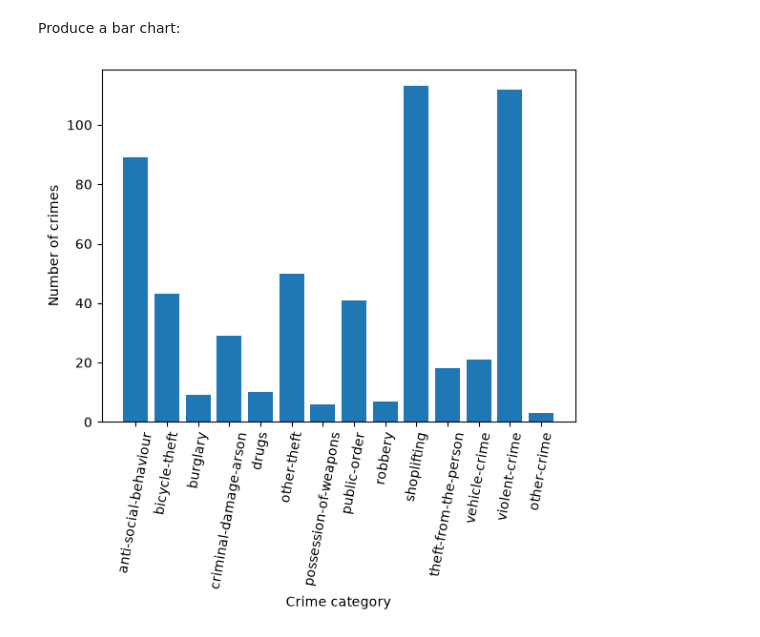
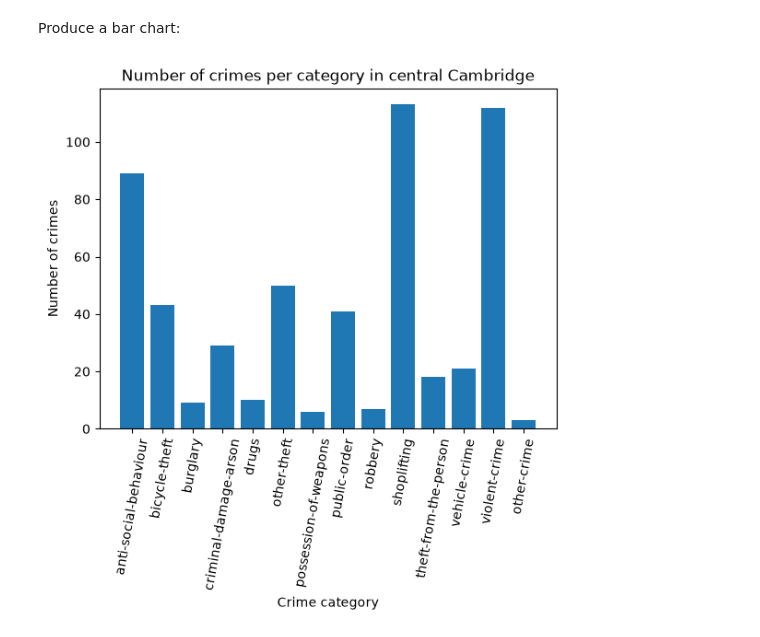
Before and after one commit to robertosc07/PartIA-Computing-Michaelmas_rs2462, a Jupyter notebook: 08 Exercises.ipynb, the cells around one changed output. Drawn from its saved outputs; the diff is of its cells as text; code cells hidden in the pictures.

```diff
--- a/08 Exercises.ipynb
+++ b/08 Exercises.ipynb
@@ -277,14 +277,15 @@ Produce a bar chart:
 # %%
 # Create an array with the position of each bar along the x-axis
 x_pos = np.arange(len(categories_freq))
 
 #plot the bar
 plt.bar(x_pos, categories_freq.values(), align='center')
 #change number labels for actual crime names
 plt.xticks(x_pos, categories_freq.keys(), rotation=80)
 
+plt.title("Number of crimes per category in central Cambridge")
 plt.xlabel("Crime category")
 plt.ylabel("Number of crimes")
 plt.show()
 # %% [output]
-[figure, old version]
+[figure, new version]
```
